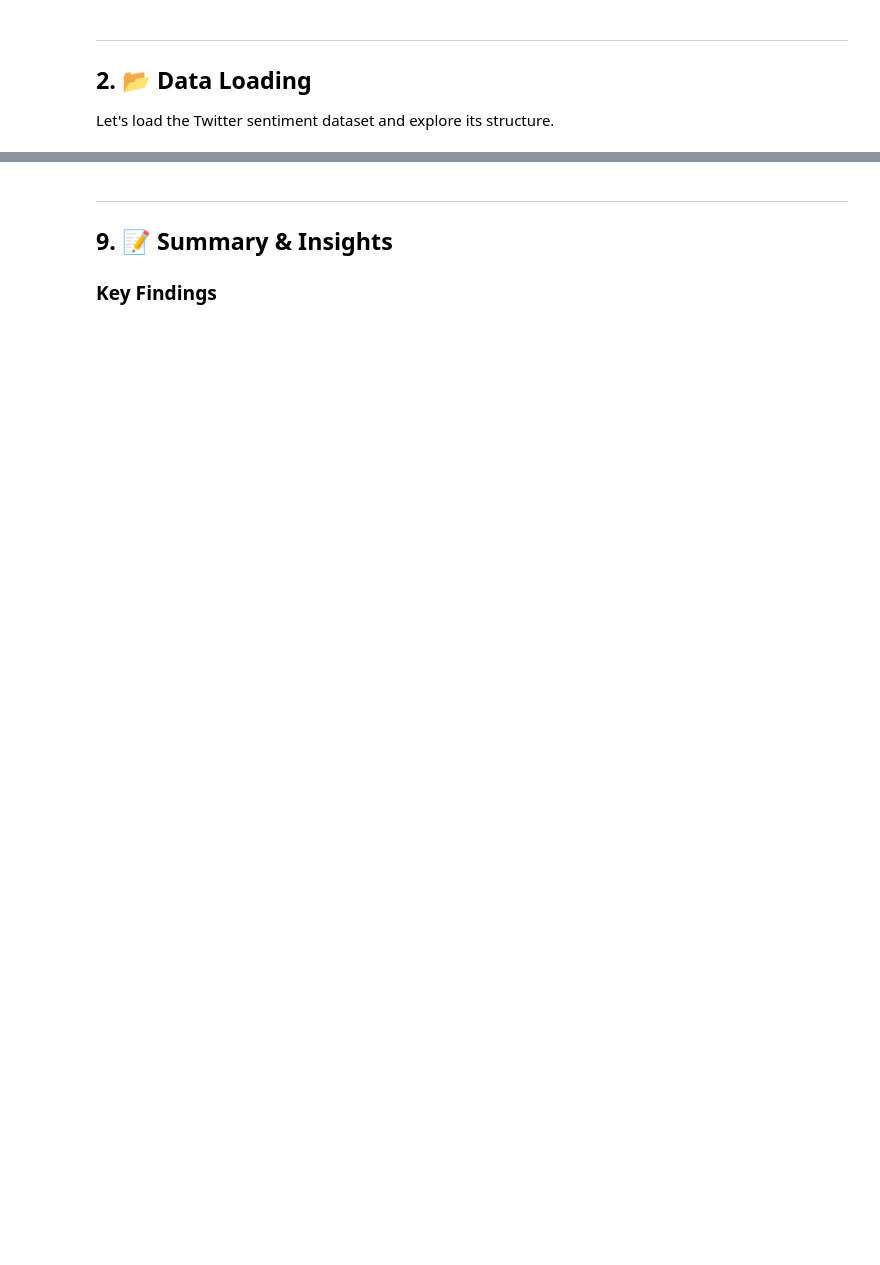
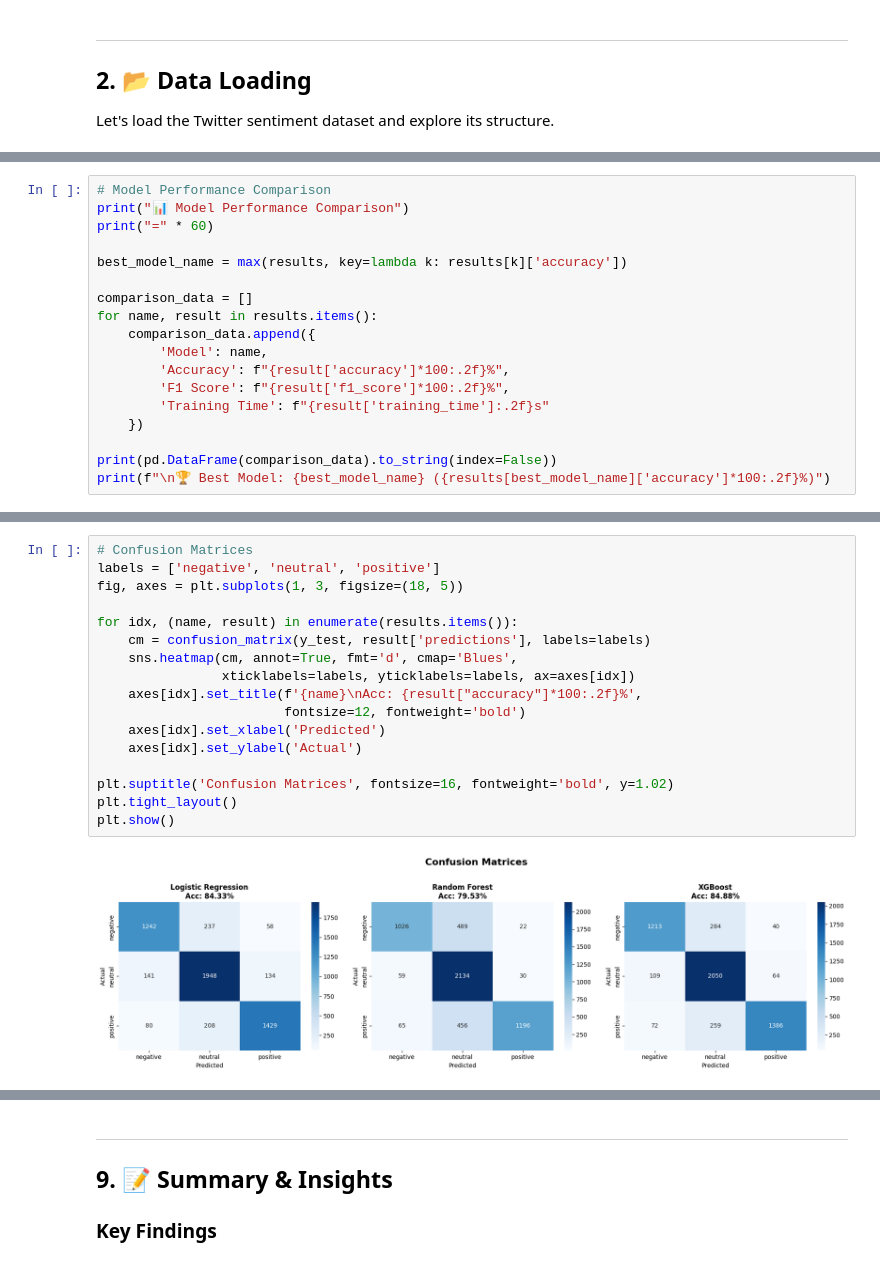
Before and after one commit to Ajay-devs/LLM-embedding, a Jupyter notebook: Sentiment_Classification_Embeddings.ipynb, the cells around one changed output, grey strips where cells are left out. Cells and saved outputs as stored; diff of their text form; blank space fills up the shorter version.

```diff
--- a/Sentiment_Classification_Embeddings.ipynb
+++ b/Sentiment_Classification_Embeddings.ipynb
@@ -1158,0 +419,18 @@ fig.show()
+# %%
+# Model Performance Comparison
+print("📊 Model Performance Comparison")
+print("=" * 60)
+
+best_model_name = max(results, key=lambda k: results[k]['accuracy'])
+
+comparison_data = []
+for name, result in results.items():
+    comparison_data.append({
+        'Model': name,
+        'Accuracy': f"{result['accuracy']*100:.2f}%",
+        'F1 Score': f"{result['f1_score']*100:.2f}%",
+        'Training Time': f"{result['training_time']:.2f}s"
+    })
+
+print(pd.DataFrame(comparison_data).to_string(index=False))
+print(f"\n🏆 Best Model: {best_model_name} ({results[best_model_name]['accuracy']*100:.2f}%)")
@@ -1158,0 +472,19 @@ fig.show()
+# %%
+# Confusion Matrices
+labels = ['negative', 'neutral', 'positive']
+fig, axes = plt.subplots(1, 3, figsize=(18, 5))
+
+for idx, (name, result) in enumerate(results.items()):
+    cm = confusion_matrix(y_test, result['predictions'], labels=labels)
+    sns.heatmap(cm, annot=True, fmt='d', cmap='Blues',
+                xticklabels=labels, yticklabels=labels, ax=axes[idx])
+    axes[idx].set_title(f'{name}\nAcc: {result["accuracy"]*100:.2f}%',
+                        fontsize=12, fontweight='bold')
+    axes[idx].set_xlabel('Predicted')
+    axes[idx].set_ylabel('Actual')
+
+plt.suptitle('Confusion Matrices', fontsize=16, fontweight='bold', y=1.02)
+plt.tight_layout()
+plt.show()
+# %% [output]
+[figure, added]
```
Also changed, not shown: parts of 72 cells of this notebook, 1 other file.
